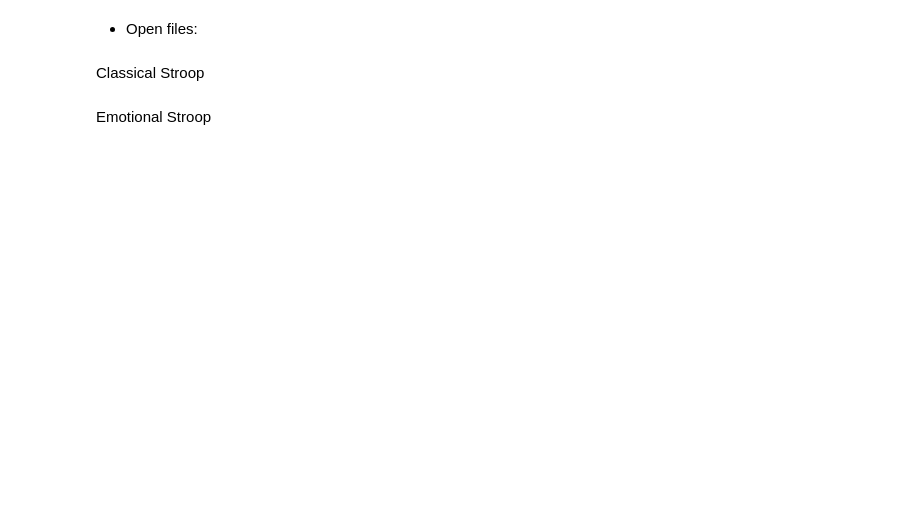
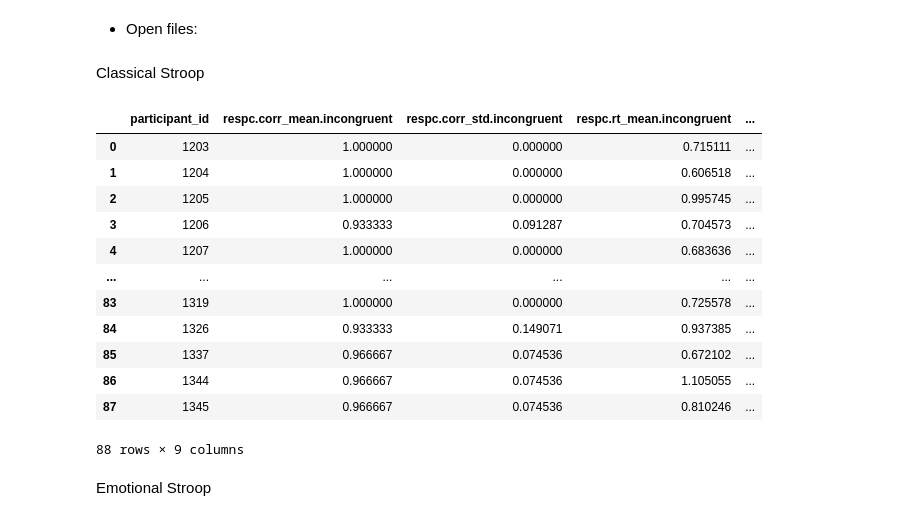
Before and after one commit to KristellMaria/master_calculations, a Jupyter notebook: master_calculations.ipynb, the cells around one changed output. Drawn from its saved outputs; the diff is of its cells as text; code cells hidden in the pictures; blank space fills up the shorter version.

Commit message:
Update, fixed uploaded data

```diff
--- a/master_calculations.ipynb
+++ b/master_calculations.ipynb
@@ -72,9 +52,27 @@ FileNotFoundError: [Errno 2] No such file or directory: 'C:\\github\\master_calc
+# %%
+# load your files (note the extension is now .csv)
+emo_df = pd.read_csv(Path("C:/github/master_calculations/data/emotional_wide.csv"), sep=";", decimal=",")
+stroop_df = pd.read_csv(Path("C:/github/master_calculations/data/stroop_wide.csv"), sep=";", decimal=",")
 # %% [markdown]
 - Open files:
 # %% [markdown]
 Classical Stroop
 # %%
-stroop_wide_df
+stroop_df
+# %% [output]
+|  | participant_id | respc.corr_mean.incongruent | respc.corr_std.incongruent | respc.rt_mean.incongruent | ... |
+| 0 | 1203 | 1.000000 | 0.000000 | 0.715111 | ... |
+| 1 | 1204 | 1.000000 | 0.000000 | 0.606518 | ... |
+| 2 | 1205 | 1.000000 | 0.000000 | 0.995745 | ... |
+| 3 | 1206 | 0.933333 | 0.091287 | 0.704573 | ... |
+| 4 | 1207 | 1.000000 | 0.000000 | 0.683636 | ... |
+| ... | ... | ... | ... | ... | ... |
+| 83 | 1319 | 1.000000 | 0.000000 | 0.725578 | ... |
+| 84 | 1326 | 0.933333 | 0.149071 | 0.937385 | ... |
+| 85 | 1337 | 0.966667 | 0.074536 | 0.672102 | ... |
+| 86 | 1344 | 0.966667 | 0.074536 | 1.105055 | ... |
+| 87 | 1345 | 0.966667 | 0.074536 | 0.810246 | ... |
+88 rows × 9 columns
 # %% [markdown]
 Emotional Stroop
 # %%
```
Also changed, not shown: parts of 11 cells of this notebook.
